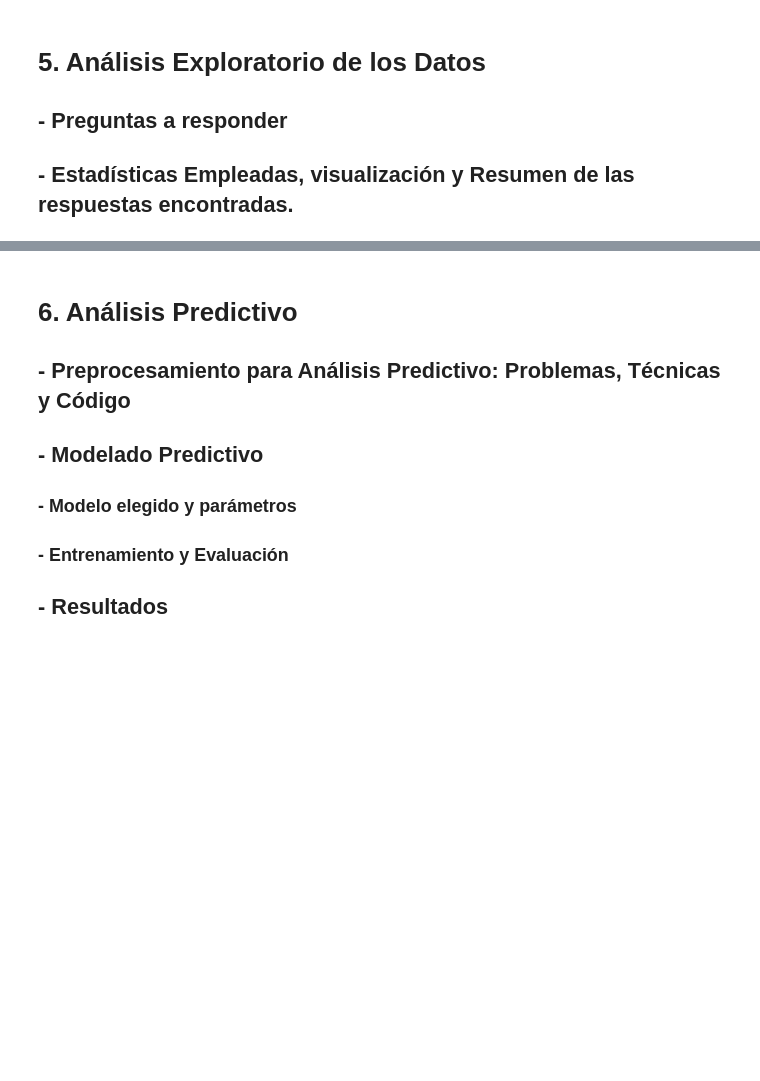
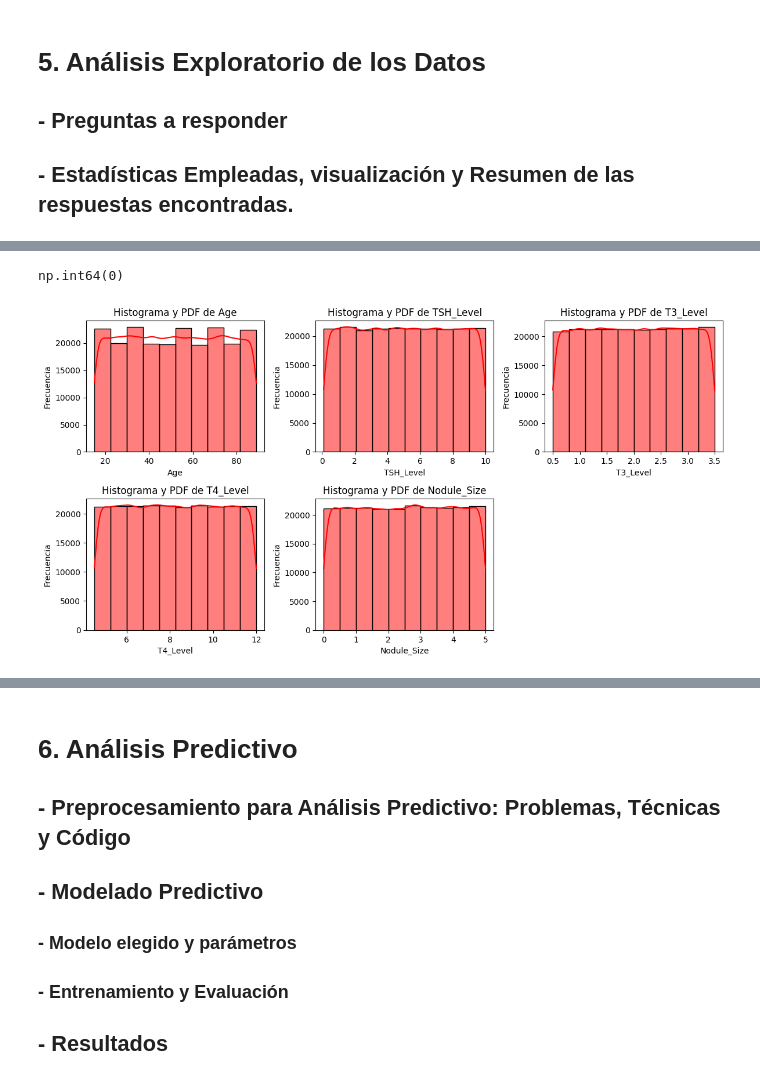
Before and after one commit to I-ULISES-I/Colabfiles, a Jupyter notebook: ProyectoProgADAP_256056.ipynb, the cells around one changed output, grey strips where cells are left out. Drawn from its saved outputs; the diff is of its cells as text; code cells hidden in the pictures; blank space fills up the shorter version.

```diff
--- a/ProyectoProgADAP_256056.ipynb
+++ b/ProyectoProgADAP_256056.ipynb
@@ -163,3 +192,6 @@ None
 
 ## - Preguntas a responder
 ## - Estadísticas Empleadas, visualización y Resumen de las respuestas encontradas.
+# %%
+df = df.drop(columns=['Patient_ID', 'Country', 'Diagnosis'])
+print(df.info())
@@ -165,0 +216,22 @@ None
+# %%
+df.duplicated(keep=False).sum()
+# %% [output]
+np.int64(0)
+# %%
+#Selección de las columnas númericas.
+columnas_numericas = df.select_dtypes(include=['int64', 'float64']).columns
+
+#Creación y diseño de los histogramas.
+plt.figure(figsize=(12, 12))
+for i, columna in enumerate(columnas_numericas, 1):
+  plt.subplot(4, 3, i)
+  sns.histplot(df[columna], kde=True, bins=10, color='red')
+  plt.title(f'Histograma y PDF de {columna}')
+  plt.xlabel(columna)
+  plt.ylabel('Frecuencia')
+
+#Impresión de los gráficos.
+plt.tight_layout()
+plt.show()
+# %% [output]
+[figure, added]
```
Also changed, not shown: parts of 8 cells of this notebook.
